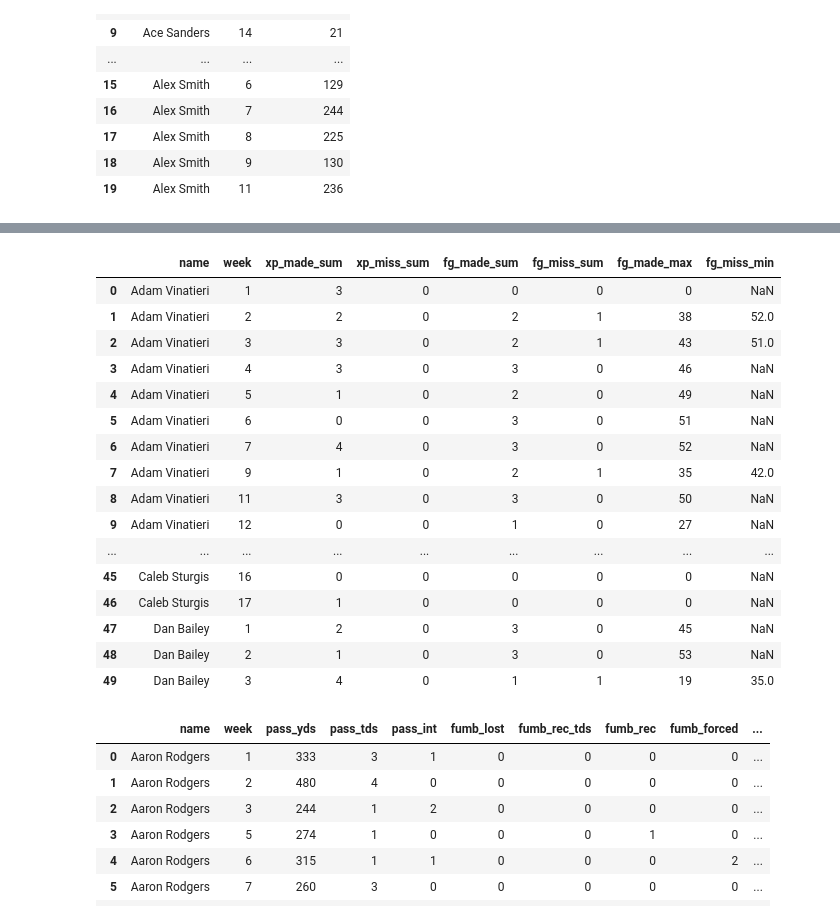
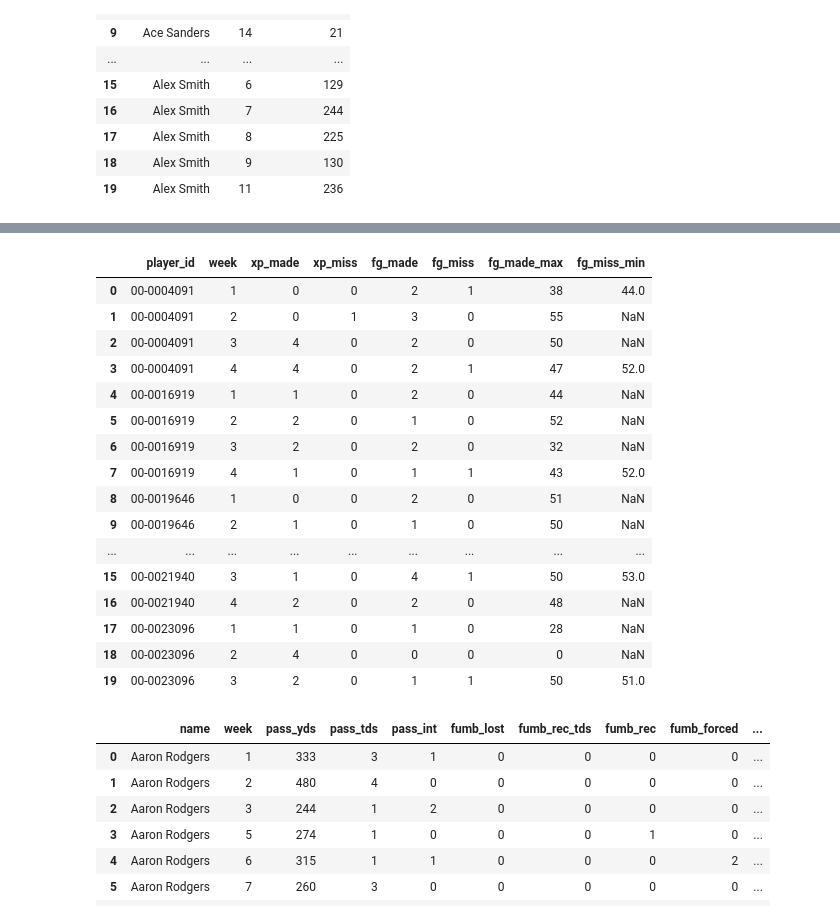
Before and after one commit to markertsean/Fantasy_Football, a Jupyter notebook: stats_generation/generate_sql.ipynb, the cells around one changed output, grey strips where cells are left out. Drawn from its saved outputs; the diff is of its cells as text; code cells hidden in the pictures.

Commit message:
Functions written to generate player statistics from the queries. Query functions don't necessarily match the python notebook

```diff
--- a/stats_generation/generate_sql.ipynb
+++ b/stats_generation/generate_sql.ipynb
@@ -56,47 +88,54 @@ df.head(20)
 # %%
 # Kickers
 
 query_str = (
-" SELECT player.full_name as name, game.week, "
-"   SUM(play_player.kicking_xpmade) as xp_made, "
-"   SUM(play_player.kicking_xpmissed) as xp_miss, "
-"   SUM(play_player.kicking_fgm) as fg_made, "
-"   SUM(play_player.kicking_fgmissed) as fg_miss, "
-"   MAX(play_player.kicking_fgm_yds) as fg_made_max, "
-"   MIN(NULLIF(play_player.kicking_fgmissed_yds,0)) as fg_miss_min "
+" SELECT play_player.player_id as player_id, game.week "
+
+# Extra points
+",   SUM(play_player.kicking_xpmade) as xp_made "
+",   SUM(play_player.kicking_xpmissed) as xp_miss "
+
+# Field goals
+",   SUM(play_player.kicking_fgm) as fg_made "
+",   SUM(play_player.kicking_fgmissed) as fg_miss "
+
+# Maximum range + minimum missed
+",   MAX(play_player.kicking_fgm_yds) as fg_made_max "
+",   MIN(NULLIF(play_player.kicking_fgmissed_yds,0)) as fg_miss_min "
+
 " FROM game "
 " JOIN play_player "
 " ON game.gsis_id = play_player.gsis_id "
 " JOIN player"
 " ON play_player.player_id = player.player_id"
 " WHERE game.season_year = 2013 "
 "  AND game.season_type = 'Regular' "
 "  AND game.finished    = TRUE "
 "  AND player.position  = 'K' "
-" GROUP BY player.full_name, game.week "
-" ORDER BY player.full_name, game.week "
+" GROUP BY play_player.player_id, game.week "
+" ORDER BY play_player.player_id, game.week "
 )
 
 df = pd.read_sql_query(query_str,con=engine)
-df.head(50)
+df.head(20)
 # %% [output]
-|  | name | week | xp_made_sum | xp_miss_sum | fg_made_sum | fg_miss_sum | fg_made_max | fg_miss_min |
-| 0 | Adam Vinatieri | 1 | 3 | 0 | 0 | 0 | 0 | NaN |
-| 1 | Adam Vinatieri | 2 | 2 | 0 | 2 | 1 | 38 | 52.0 |
-| 2 | Adam Vinatieri | 3 | 3 | 0 | 2 | 1 | 43 | 51.0 |
-| 3 | Adam Vinatieri | 4 | 3 | 0 | 3 | 0 | 46 | NaN |
-| 4 | Adam Vinatieri | 5 | 1 | 0 | 2 | 0 | 49 | NaN |
-| 5 | Adam Vinatieri | 6 | 0 | 0 | 3 | 0 | 51 | NaN |
-| 6 | Adam Vinatieri | 7 | 4 | 0 | 3 | 0 | 52 | NaN |
-| 7 | Adam Vinatieri | 9 | 1 | 0 | 2 | 1 | 35 | 42.0 |
-| 8 | Adam Vinatieri | 11 | 3 | 0 | 3 | 0 | 50 | NaN |
-| 9 | Adam Vinatieri | 12 | 0 | 0 | 1 | 0 | 27 | NaN |
+|  | player_id | week | xp_made | xp_miss | fg_made | fg_miss | fg_made_max | fg_miss_min |
+| 0 | 00-0004091 | 1 | 0 | 0 | 2 | 1 | 38 | 44.0 |
+| 1 | 00-0004091 | 2 | 0 | 1 | 3 | 0 | 55 | NaN |
+| 2 | 00-0004091 | 3 | 4 | 0 | 2 | 0 | 50 | NaN |
+| 3 | 00-0004091 | 4 | 4 | 0 | 2 | 1 | 47 | 52.0 |
+| 4 | 00-0016919 | 1 | 1 | 0 | 2 | 0 | 44 | NaN |
+| 5 | 00-0016919 | 2 | 2 | 0 | 1 | 0 | 52 | NaN |
+| 6 | 00-0016919 | 3 | 2 | 0 | 2 | 0 | 32 | NaN |
+| 7 | 00-0016919 | 4 | 1 | 0 | 1 | 1 | 43 | 52.0 |
+| 8 | 00-0019646 | 1 | 0 | 0 | 2 | 0 | 51 | NaN |
+| 9 | 00-0019646 | 2 | 1 | 0 | 1 | 0 | 50 | NaN |
 | ... | ... | ... | ... | ... | ... | ... | ... | ... |
-| 45 | Caleb Sturgis | 16 | 0 | 0 | 0 | 0 | 0 | NaN |
-| 46 | Caleb Sturgis | 17 | 1 | 0 | 0 | 0 | 0 | NaN |
-| 47 | Dan Bailey | 1 | 2 | 0 | 3 | 0 | 45 | NaN |
-| 48 | Dan Bailey | 2 | 1 | 0 | 3 | 0 | 53 | NaN |
-| 49 | Dan Bailey | 3 | 4 | 0 | 1 | 1 | 19 | 35.0 |
+| 15 | 00-0021940 | 3 | 1 | 0 | 4 | 1 | 50 | 53.0 |
+| 16 | 00-0021940 | 4 | 2 | 0 | 2 | 0 | 48 | NaN |
+| 17 | 00-0023096 | 1 | 1 | 0 | 1 | 0 | 28 | NaN |
+| 18 | 00-0023096 | 2 | 4 | 0 | 0 | 0 | 0 | NaN |
+| 19 | 00-0023096 | 3 | 2 | 0 | 1 | 1 | 50 | 51.0 |
 # %%
 # QB
 #",   SUM(play_player.) as  "
```
Also changed, not shown: parts of 5 cells of this notebook, 1 other file.
